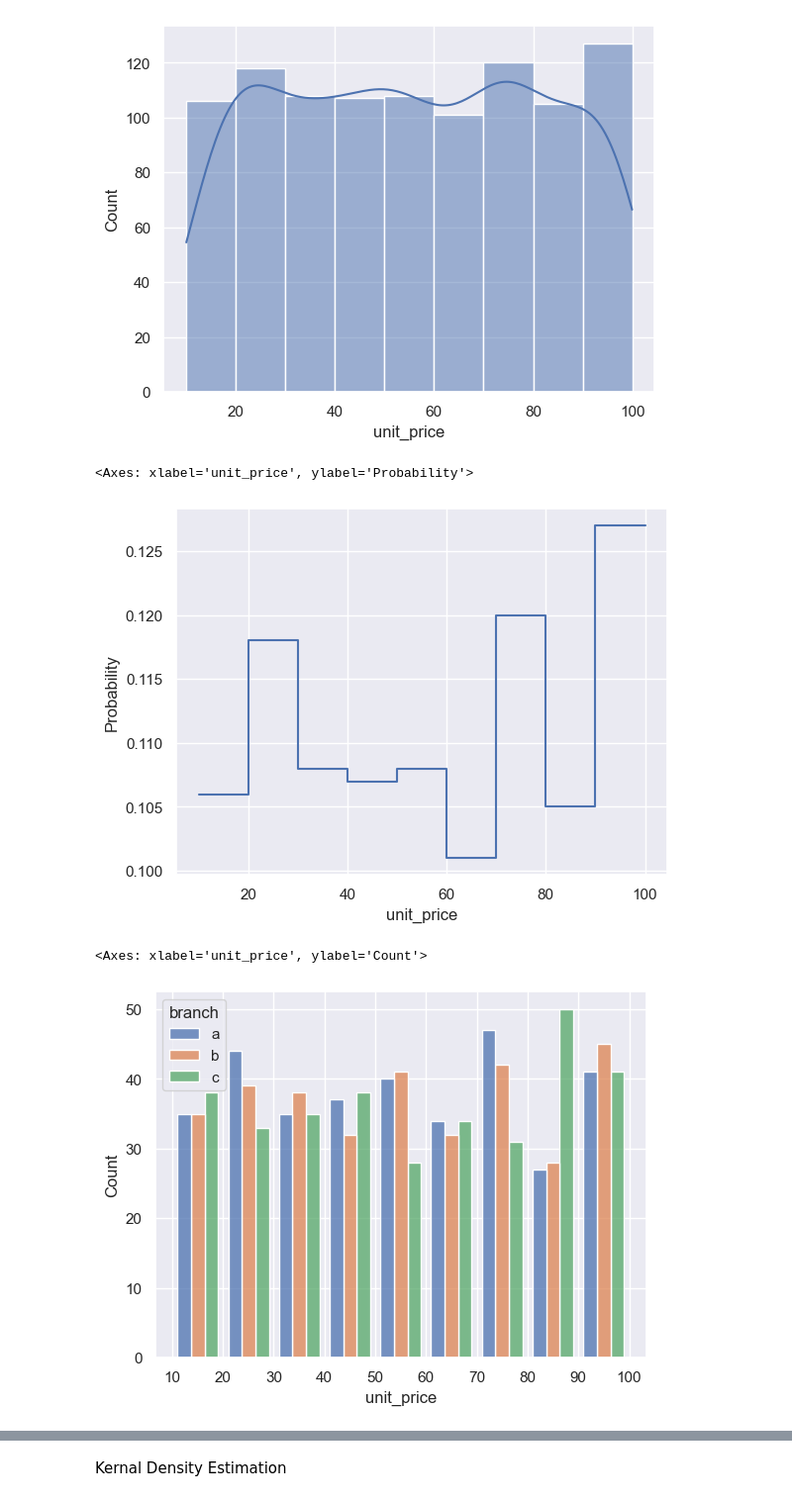
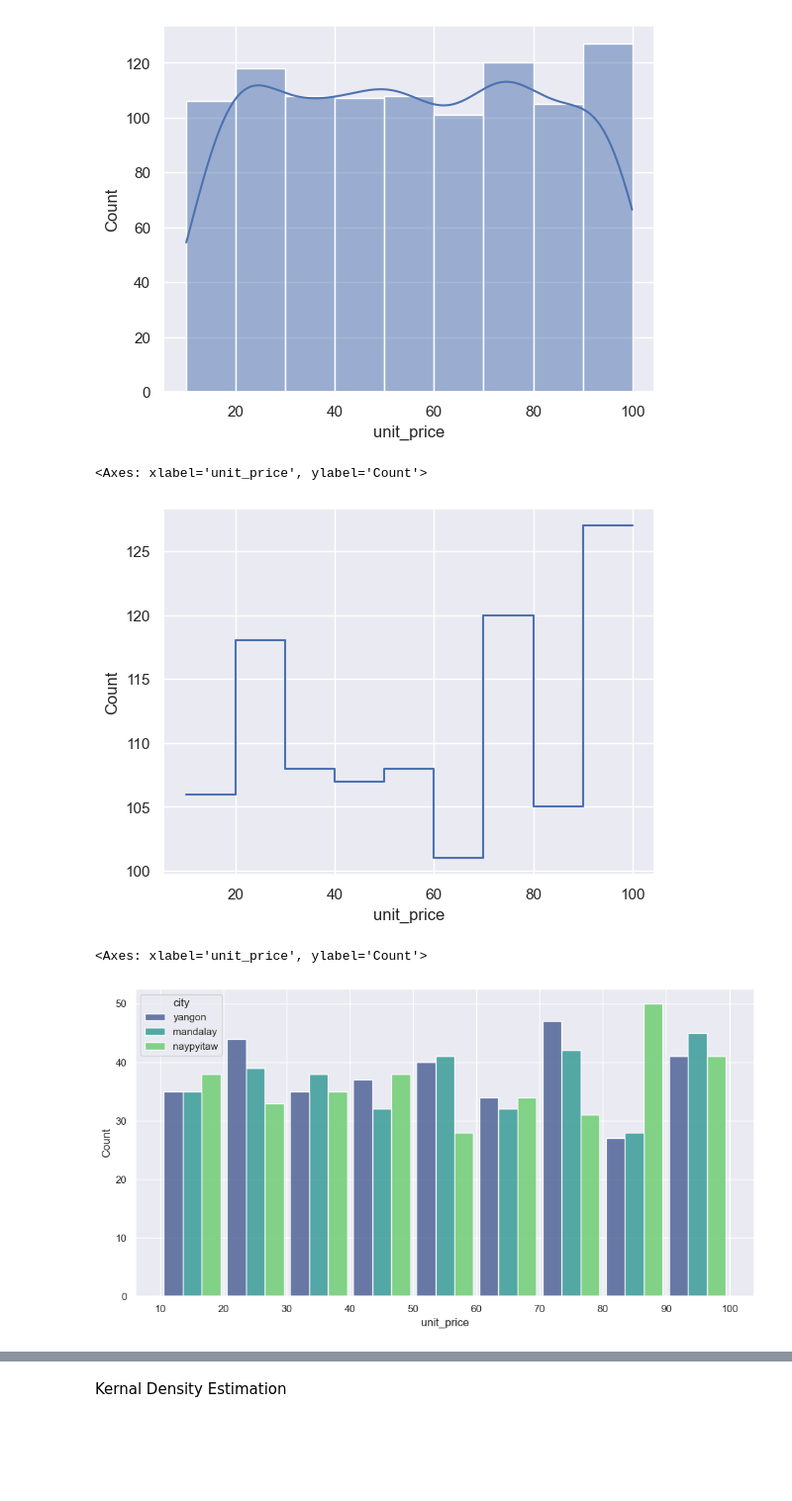
Before and after one commit to NourMansour911/sns_supermarket, a Jupyter notebook: supermarket_sns/market.ipynb, the cells around one changed output, grey strips where cells are left out. Shown: that part at 99% size. Cells and saved outputs as stored; diff of their text form; code cells hidden in the pictures; blank space fills up the shorter version.

```diff
--- a/supermarket_sns/market.ipynb
+++ b/supermarket_sns/market.ipynb
@@ -68,5 +84,5 @@ gross_income                      float64
 rating                            float64
 dtype: object
 # %%
-df = df[ ["city", "branch", "date","time", "invoice_id","product_line", "unit_price", "quantity", "tax_5%", "total", "payment",  "customer_type", "gender",
+df = df[ ["city", "branch","time", "invoice_id","product_line", "unit_price", "quantity", "tax_5%", "total", "payment",  "customer_type", "gender",
        "rating", "cogs", "gross_margin_percentage", "gross_income"]]
@@ -89,5 +89,5 @@ df
 # %%
-df.sort_values(["branch","city","date"], ascending=[True,True,True], inplace=True)
+df.sort_values(["branch","city","time"], ascending=[True,True,True], inplace=True)
 # %%
 df.groupby("city")["branch"].unique()
 # %% [output]
@@ -180,0 +118,4 @@ df.groupby("product_line")['rating'].describe()
+# %%
+df.drop(columns=["invoice_id",'gross_margin_percentage','branch'], inplace=True)
+# %%
+df.reset_index(drop=True, inplace=True)
@@ -190,13 +155,14 @@ sns.histplot(data=df,x='unit_price',kde=True,binwidth=10,binrange=(10,100),stat=
 <Axes: xlabel='unit_price', ylabel='Count'>
 [figure]
 # %%
-sns.histplot(data=df,x='unit_price',binwidth=10,binrange=(10,100),stat='probability',discrete=False,element='step',fill=False)
+sns.histplot(data=df,x='unit_price',binwidth=10,binrange=(10,100),stat='count',discrete=False,element='step',fill=False)
 # %% [output]
-<Axes: xlabel='unit_price', ylabel='Probability'>
+<Axes: xlabel='unit_price', ylabel='Count'>
-[figure, old version]
+[figure, new version]
 # %%
+plt.figure(figsize=(12,6))
 plt.xticks(range(10,101,10))
-sns.histplot(data=df,x='unit_price',binwidth=10,hue='branch',multiple='dodge',shrink=0.8)
+sns.histplot(data=df,x='unit_price',binwidth=10,hue='city',multiple='dodge',shrink=0.9,palette='viridis')
 # %% [output]
 <Axes: xlabel='unit_price', ylabel='Count'>
-[figure, old version]
+[figure, new version]
```
Also changed, not shown: parts of 21 cells of this notebook.
